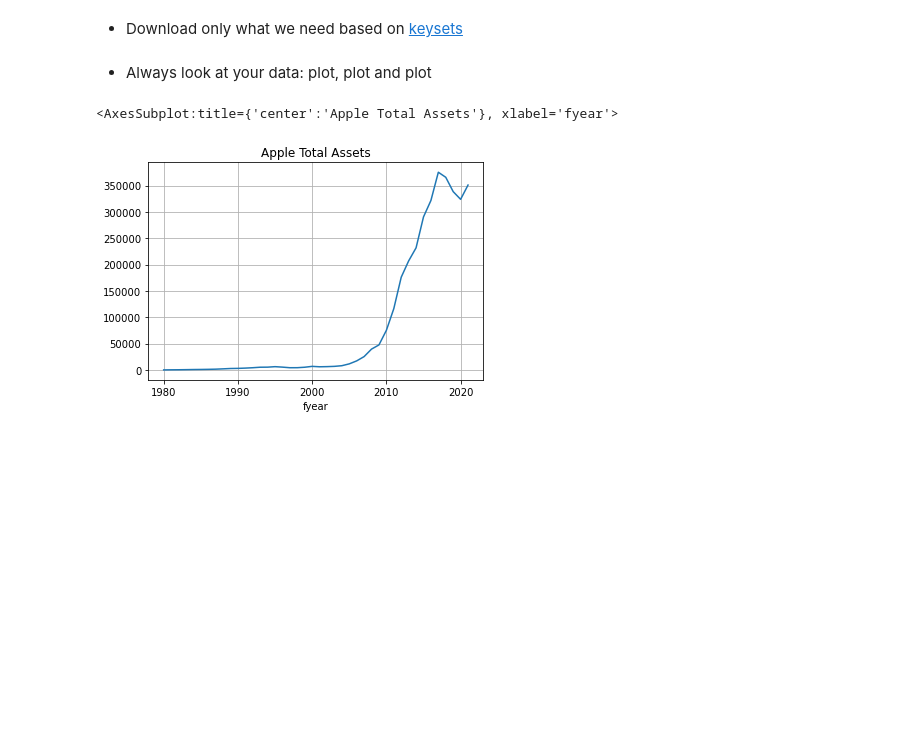
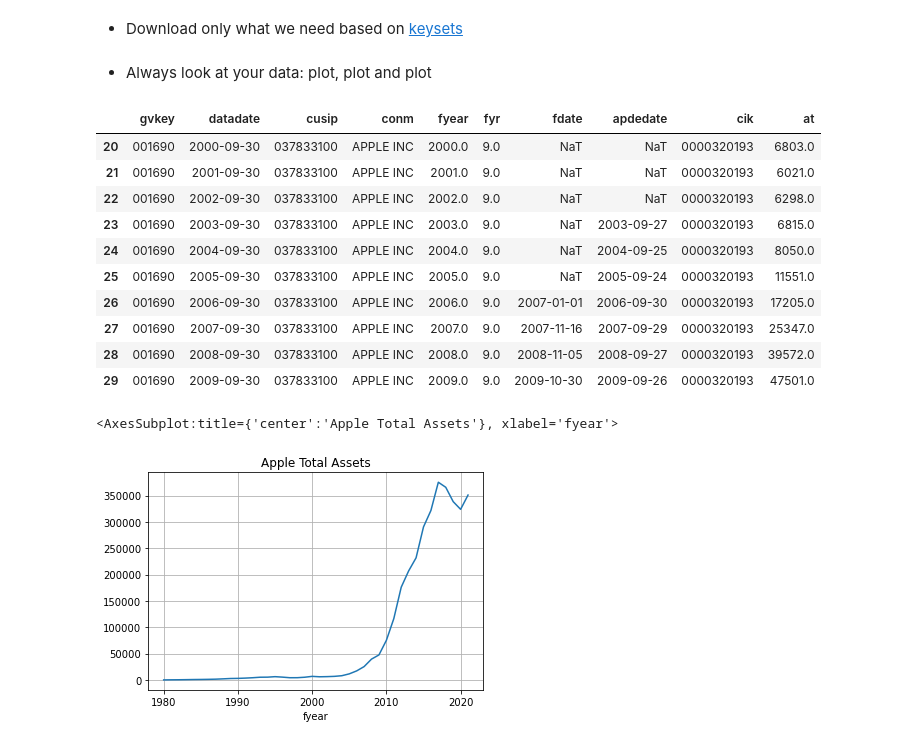
Before and after one commit to rkeerati/big_data_2022, a Jupyter notebook: lecture_notes/Lecture_01_Intro.ipynb, the cells around one changed output. Drawn from its saved outputs; the diff is of its cells as text; code cells hidden in the pictures; blank space fills up the shorter version.

```diff
--- a/lecture_notes/Lecture_01_Intro.ipynb
+++ b/lecture_notes/Lecture_01_Intro.ipynb
@@ -321,6 +320,20 @@ compa3 = db.raw_sql(query_apple, date_cols=['datadate', 'fdate', 'apdedate'])
 del(fund_table, query_apple)
 # %% [markdown]
 * Always look at your data: plot, plot and plot
+# %%
+compa3[20:30]
+# %% [output]
+|  | gvkey | datadate | cusip | conm | fyear | fyr | fdate | apdedate | cik | at |
+| 20 | 001690 | 2000-09-30 | 037833100 | APPLE INC | 2000.0 | 9.0 | NaT | NaT | 0000320193 | 6803.0 |
+| 21 | 001690 | 2001-09-30 | 037833100 | APPLE INC | 2001.0 | 9.0 | NaT | NaT | 0000320193 | 6021.0 |
+| 22 | 001690 | 2002-09-30 | 037833100 | APPLE INC | 2002.0 | 9.0 | NaT | NaT | 0000320193 | 6298.0 |
+| 23 | 001690 | 2003-09-30 | 037833100 | APPLE INC | 2003.0 | 9.0 | NaT | 2003-09-27 | 0000320193 | 6815.0 |
+| 24 | 001690 | 2004-09-30 | 037833100 | APPLE INC | 2004.0 | 9.0 | NaT | 2004-09-25 | 0000320193 | 8050.0 |
+| 25 | 001690 | 2005-09-30 | 037833100 | APPLE INC | 2005.0 | 9.0 | NaT | 2005-09-24 | 0000320193 | 11551.0 |
+| 26 | 001690 | 2006-09-30 | 037833100 | APPLE INC | 2006.0 | 9.0 | 2007-01-01 | 2006-09-30 | 0000320193 | 17205.0 |
+| 27 | 001690 | 2007-09-30 | 037833100 | APPLE INC | 2007.0 | 9.0 | 2007-11-16 | 2007-09-29 | 0000320193 | 25347.0 |
+| 28 | 001690 | 2008-09-30 | 037833100 | APPLE INC | 2008.0 | 9.0 | 2008-11-05 | 2008-09-27 | 0000320193 | 39572.0 |
+| 29 | 001690 | 2009-09-30 | 037833100 | APPLE INC | 2009.0 | 9.0 | 2009-10-30 | 2009-09-26 | 0000320193 | 47501.0 |
 # %%
 %matplotlib inline
 compa3.set_index('fyear')['at'].plot(title='Apple Total Assets', grid=True)
```
Also changed, not shown: parts of 23 cells of this notebook, 1 other file.
